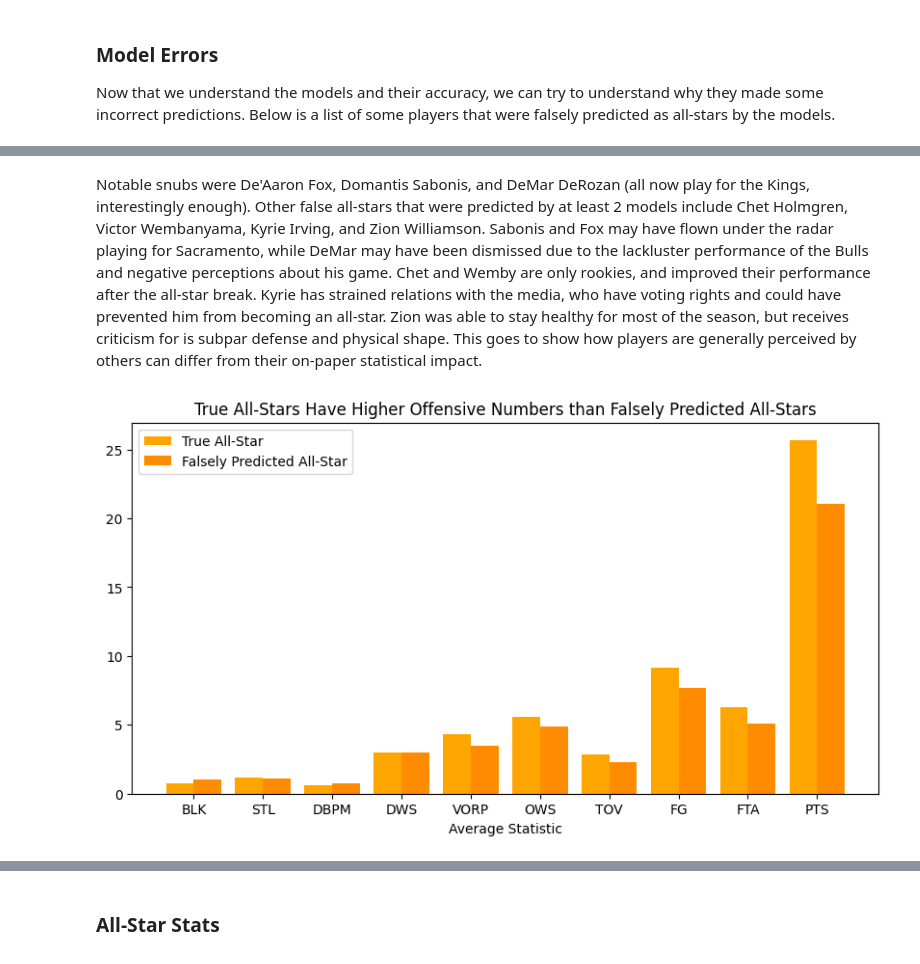
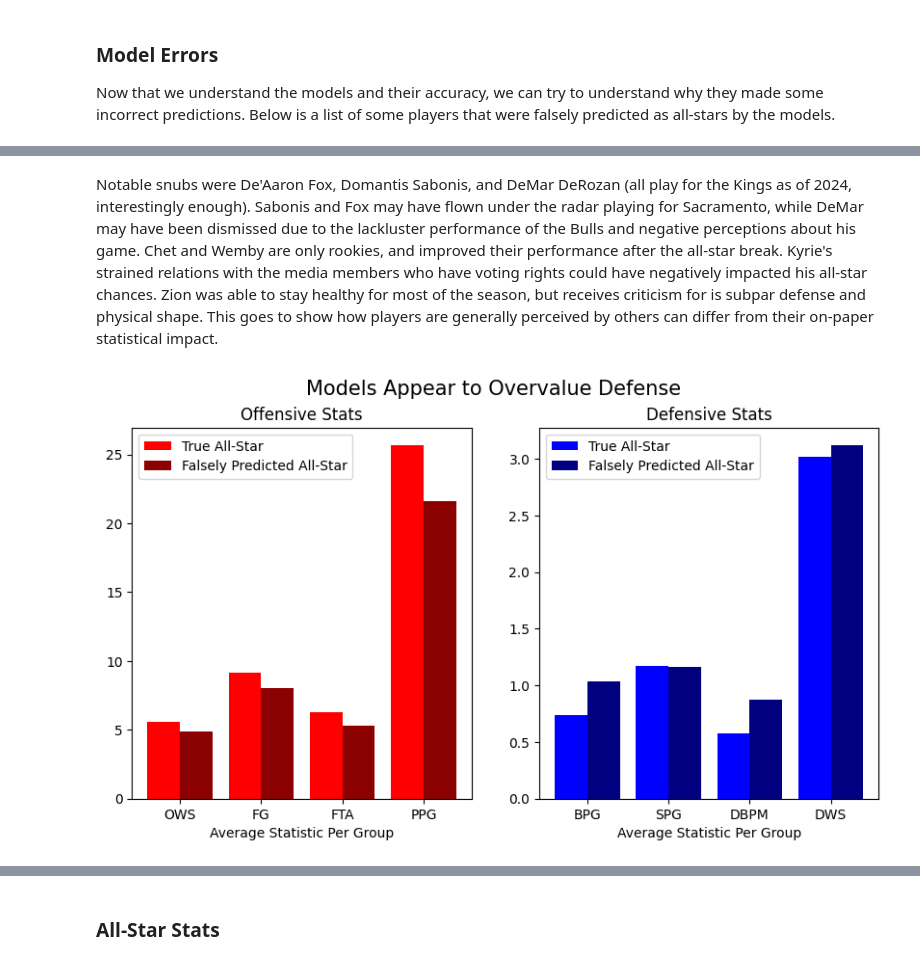
Before and after one commit to BrandonYChan/ballindata, a Jupyter notebook: ballindata/IPYNB/Analyses/star.ipynb, the cells around one changed output, grey strips where cells are left out. Saved outputs shown, nothing was run; the diff lists cells and outputs as text; code cells hidden in the pictures.

Commit message:
Implemented prediction tools, made mobile friendly styling, updates and general quality fixes

```diff
--- a/ballindata/IPYNB/Analyses/star.ipynb
+++ b/ballindata/IPYNB/Analyses/star.ipynb
@@ -82,7 +60,7 @@ master = pd.DataFrame()
 ssn = pd.DataFrame()
 
 for season in seasons:
-    master_temp = pd.read_sql("master_" + season, con=engine).drop(['Tm', 'GS', 'Pos'], axis=1).fillna(0)
+    master_temp = pd.read_sql("master_" + season, con=engine).drop('GS', axis=1)
     master_temp.insert(1, "Season", [season]*len(master_temp), True)
     master_temp['Season'] = season.replace('_', '-')
 
@@ -95,7 +73,12 @@ master = master.rename(columns = {'Status':'AS'})
 master['AS'] = master['AS'].apply(lambda x: False if pd.isna(x) else True)
 master['AS'] = master['AS'].astype("float64")
 
+for col_name in master.columns:
+    # master[col_name].fillna(np.mean(master[col_name].dropna(axis=0)), inplace=True)
+    master[col_name].fillna(0, inplace=True)
+
 numeric_df = master[master['Season']!='2023-24']
 numeric_df = numeric_df.select_dtypes(include = [np.number])
+
 master
 # %% [output]
@@ -168,7 +163,6 @@ numeric_tensor = tf.convert_to_tensor(numeric_df.drop('AS', axis=1) )
 normalizer = tf.keras.layers.Normalization(axis=-1)
 normalizer.adapt(numeric_tensor)
 # %%
-X_train, X_test, y_train, y_test = sklm.model_selection.train_test_split(numeric_df.drop('AS', axis=1), numeric_df['AS'], test_size=0.2, random_state=2)
 seq_model = tf.keras.Sequential()
 seq_model.add(normalizer)
 seq_model.add(tf.keras.layers.Dense(units=10, activation='relu', input_shape=(64,)))
@@ -178,19 +172,17 @@ seq_model.add(tf.keras.layers.Dense(units=1, activation='sigmoid'))
 seq_model.compile(optimizer='adam', loss='binary_crossentropy', metrics=['accuracy'])
 # history = seq_model.fit(tf.convert_to_tensor(X_train), tf.convert_to_tensor(y_train), epochs=10, batch_size=1, validation_split=0.1)
 
-# Define the path to save the weights
 weights_path = 'seq_model.weights.h5'
 
-# Check if the weights file exists
 if os.path.exists(weights_path):
     print("Loading saved weights...")
-    seq_model.build(input_shape=(None, 64))
+    seq_model.build(input_shape=(None, 65))
     seq_model.load_weights(weights_path)
 else:
     print("Weights not found. Training the model...")
-    seq_model.fit(X_train, y_train, epochs=10, batch_size=32)
-    # Save the trained weights
+    seq_model.fit(X_train, y_train, epochs=10, batch_size=1)
     seq_model.save_weights(weights_path)
+    seq_model.save('seq_model.keras')
 # %% [output]
 Loading saved weights...
 # %%
@@ -289,3 +297,3 @@ The 2023-24 season was purposefully not used to train the models, so it serves a
 # %%
 s_24 = master[master['Season']=='2023-24']
-s_24 = s_24.apply(lambda x: predict_ensemble(x), axis=1)
+s_24 = s_24.apply(lambda x: apply_predictions(x), axis=1)
@@ -342,25 +356,39 @@ false_pred
 # %% [markdown]
-Notable snubs were De'Aaron Fox, Domantis Sabonis, and DeMar DeRozan (all now play for the Kings, interestingly enough). Other false all-stars that were predicted by at least 2 models include Chet Holmgren, Victor Wembanyama, Kyrie Irving, and Zion Williamson. Sabonis and Fox may have flown under the radar playing for Sacramento, while DeMar may have been dismissed due to the lackluster performance of the Bulls and negative perceptions about his game. Chet and Wemby are only rookies, and improved their performance after the all-star break. Kyrie has strained relations with the media, who have voting rights and could have prevented him from becoming an all-star. Zion was able to stay healthy for most of the season, but receives criticism for is subpar defense and physical shape. This goes to show how players are generally perceived by others can differ from their on-paper statistical impact.
+Notable snubs were De'Aaron Fox, Domantis Sabonis, and DeMar DeRozan (all play for the Kings as of 2024, interestingly enough). Sabonis and Fox may have flown under the radar playing for Sacramento, while DeMar may have been dismissed due to the lackluster performance of the Bulls and negative perceptions about his game. Chet and Wemby are only rookies, and improved their performance after the all-star break. Kyrie's strained relations with the media members who have voting rights could have negatively impacted his all-star chances. Zion was able to stay healthy for most of the season, but receives criticism for is subpar defense and physical shape. This goes to show how players are generally perceived by others can differ from their on-paper statistical impact.
 # %%
-fig, ax = plt.subplots(figsize=(10, 5))
+fig, ax = plt.subplots(ncols=2, figsize=(10, 5))
 false_pred = s_24[(s_24['AS']==0) & ((s_24['LR']==1) | (s_24['NN']==1) | (s_24['RF']==1))]
 as_24 = s_24[s_24['AS']==1]
 
-stats = ['BLK', 'STL', 'DBPM', 'DWS', 'VORP', 'OWS', 'TOV', 'FG', 'FTA', 'PTS']
-x=np.arange(len(stats))
-y_as = [np.mean(as_24[stat]) for stat in stats]
-y_f = [np.mean(false_pred[stat]) for stat in stats]
+def_stats = ['BPG', 'SPG', 'DBPM', 'DWS']
+off_stats = ['OWS', 'FG', 'FTA', 'PPG']
+x=np.arange(len(off_stats))
+y_off_as = [np.mean(as_24[stat]) for stat in off_stats]
+y_off = [np.mean(false_pred[stat]) for stat in off_stats]
+y_def_as = [np.mean(as_24[stat]) for stat in def_stats]
+y_def = [np.mean(false_pred[stat]) for stat in def_stats]
 
-plt.bar(x-0.2, height=y_as, width=0.4, color='orange')
-plt.bar(x+0.2, height=y_f, width=0.4, color='darkorange')
+plt.suptitle('Models Appear to Overvalue Defense', size=15)
 
-plt.xticks(x, stats)
-plt.xlabel("Average Statistic")
-plt.legend(['True All-Star', 'Falsely Predicted All-Star'])
-plt.title('True All-Stars Have Higher Offensive Numbers than Falsely Predicted All-Stars')
+ax[0].set_title("Offensive Stats")
+ax[0].bar(x-0.2, height=y_off_as, width=0.4, color='red')
+ax[0].bar(x+0.2, height=y_off, width=0.4, color='darkred')
+ax[0].set_xticks(x)
+ax[0].set_xticklabels(off_stats)
+ax[0].set_xlabel("Average Statistic Per Group")
+ax[0].legend(['True All-Star', 'Falsely Predicted All-Star'])
+
+ax[1].set_title("Defensive Stats")
+ax[1].bar(x-0.2, height=y_def_as, width=0.4, color='blue')
+ax[1].bar(x+0.2, height=y_def, width=0.4, color='navy')
+ax[1].set_xticks(x)
+ax[1].set_xticklabels(def_stats)
+ax[1].set_xlabel("Average Statistic Per Group")
+ax[1].legend(['True All-Star', 'Falsely Predicted All-Star'])
+
 plt.show()
 # %% [output]
-[figure, old version]
+[figure, new version]
 # %% [markdown]
 We can further evaluate the models by comparing differences in specific statistics between true all-stars and falsely predicted all-stars. On average, true all-stars have higher offensive impact and opportunity. It is important to note that true all-stars generally include all of the established superstars, so numbers will be skewed by the top few players. This does not however, explain why defensive metrics seem to be in favour of falsely predicted all-stars. There are a few ways to interpret the higher defensive metrics for false all-stars:
 
```
Also changed, not shown: parts of 50 cells of this notebook, 32 other files.
